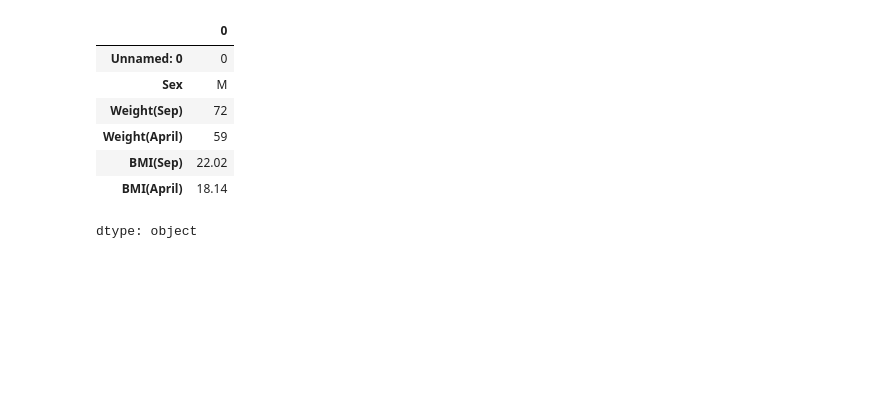
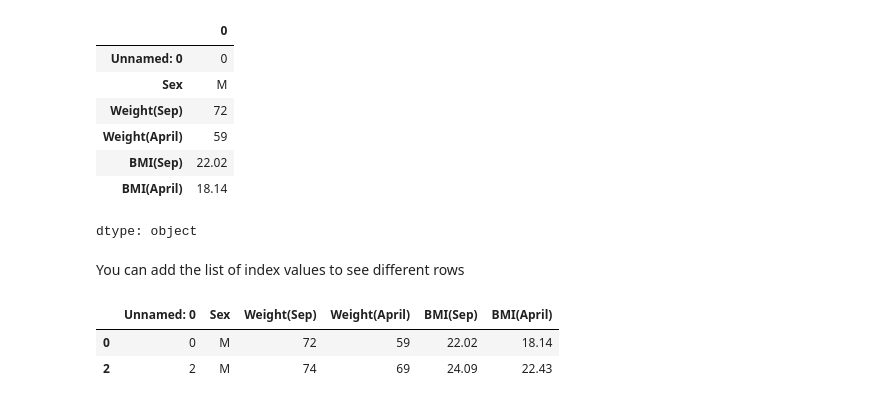
Before and after one commit to DevanshikaPiparsania/Basic-Fundamentals-Presentations, a Jupyter notebook: Intro_to_Pandas.ipynb, the cells around one changed output. Cells and saved outputs as stored; diff of their text form; code cells hidden in the pictures; blank space fills up the shorter version.

```diff
--- a/Intro_to_Pandas.ipynb
+++ b/Intro_to_Pandas.ipynb
@@ -69,3 +69,11 @@ df.loc[0]
 | BMI(Sep) | 22.02 |
 | BMI(April) | 18.14 |
 dtype: object
+# %% [markdown]
+You can add the list of index values to see different rows
+# %%
+df.loc[[0,2]]
+# %% [output]
+|  | Unnamed: 0 | Sex | Weight(Sep) | Weight(April) | BMI(Sep) | BMI(April) |
+| 0 | 0 | M | 72 | 59 | 22.02 | 18.14 |
+| 2 | 2 | M | 74 | 69 | 24.09 | 22.43 |
```
Also changed, not shown: parts of 8 cells of this notebook.
